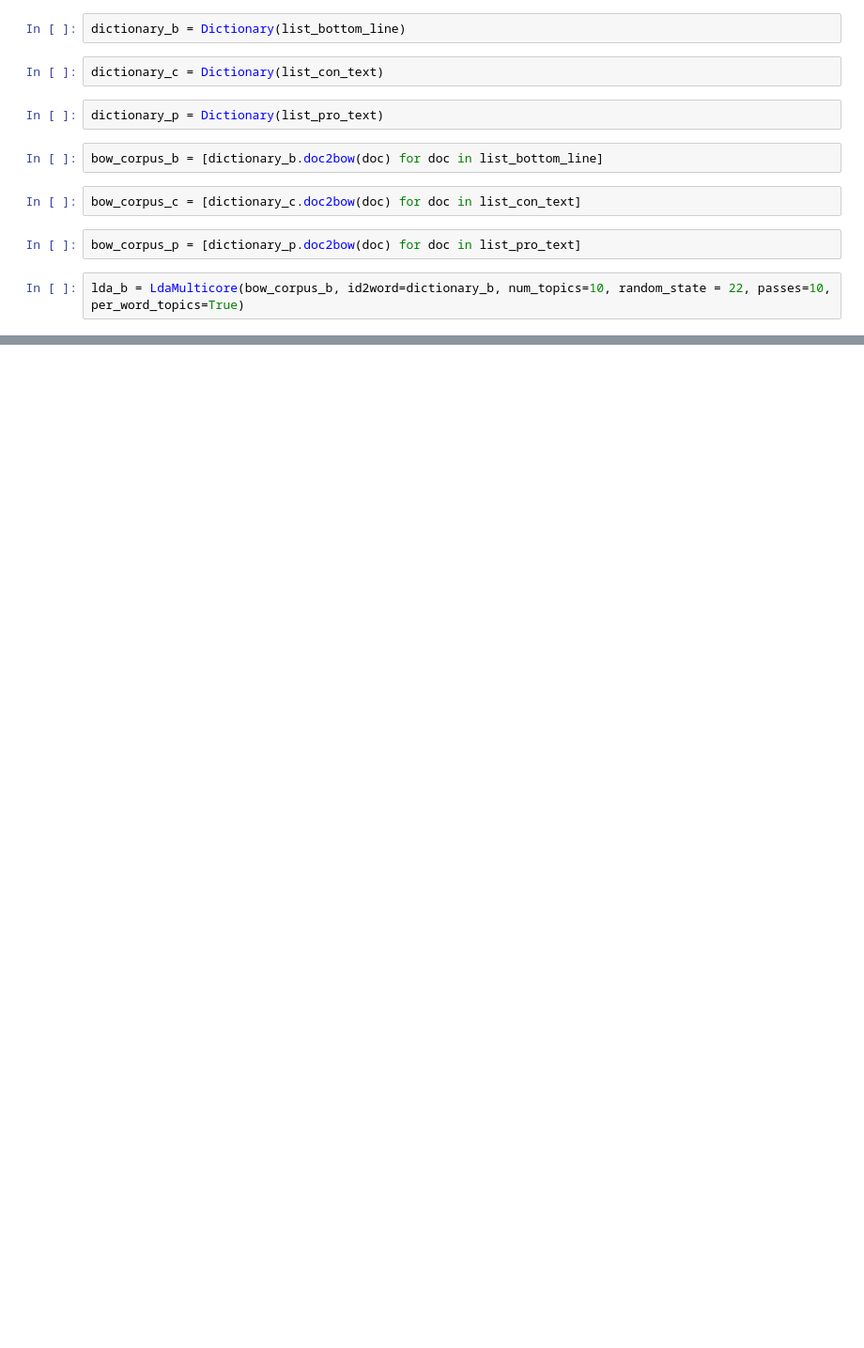
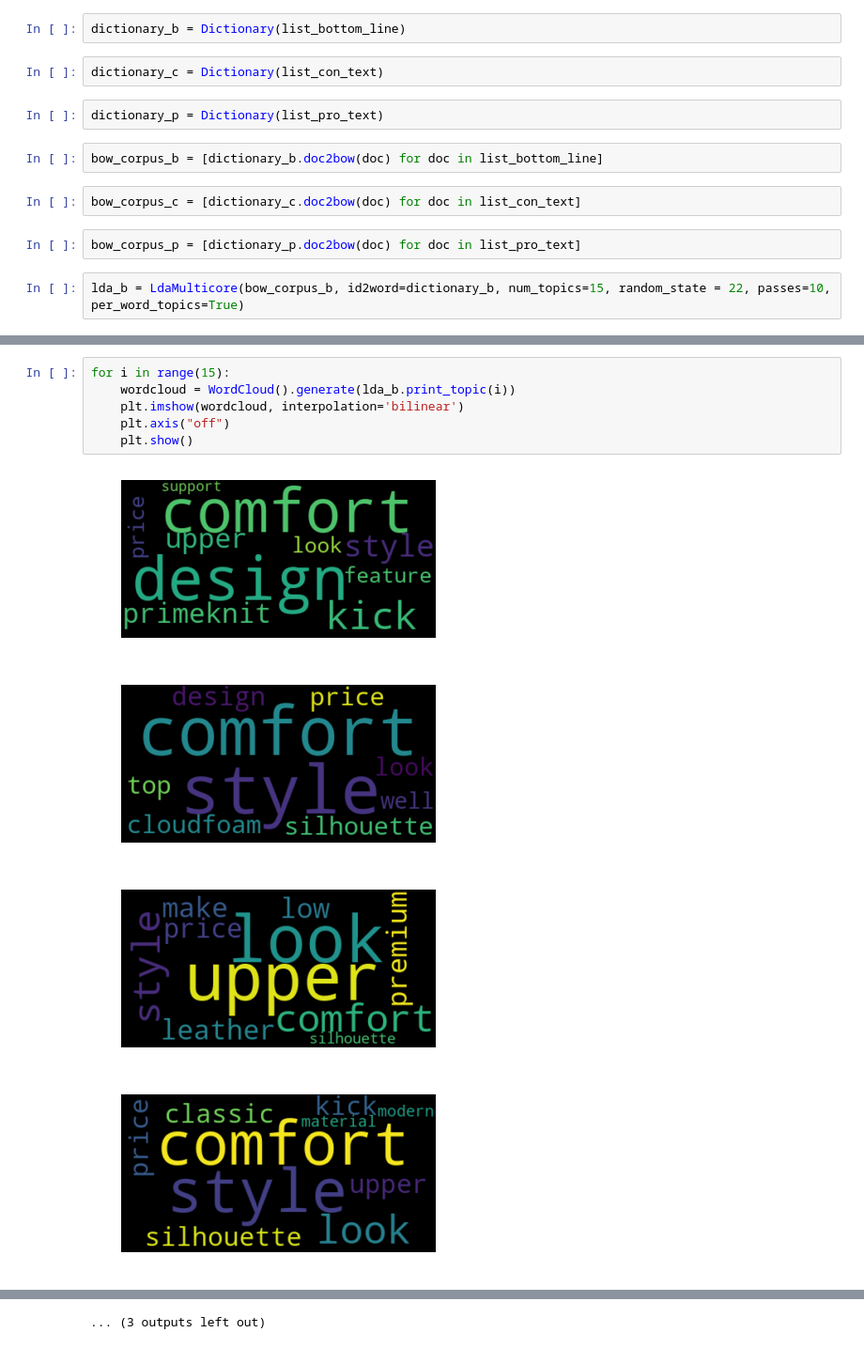
Before and after one commit to JonBebi/Adike, a Jupyter notebook: NLP.ipynb, the cells around one changed output, grey strips where cells are left out. Shown at 94% size. Cells and saved outputs as stored; diff of their text form; blank space fills up the shorter version.

```diff
--- a/NLP.ipynb
+++ b/NLP.ipynb
@@ -321,7 +359,7 @@ bow_corpus_c = [dictionary_c.doc2bow(doc) for doc in list_con_text]
 # %%
 bow_corpus_p = [dictionary_p.doc2bow(doc) for doc in list_pro_text]
 # %%
-lda_b = LdaMulticore(bow_corpus_b, id2word=dictionary_b, num_topics=10, random_state = 22, passes=10, per_word_topics=True)
+lda_b = LdaMulticore(bow_corpus_b, id2word=dictionary_b, num_topics=15, random_state = 22, passes=10, per_word_topics=True)
 # %%
 lda_b.print_topics()
 # %% [output]
@@ -347,0 +383,11 @@ lda_b.print_topics()
+# %%
+for i in range(15):
+    wordcloud = WordCloud().generate(lda_b.print_topic(i))
+    plt.imshow(wordcloud, interpolation='bilinear')
+    plt.axis("off")
+    plt.show()
+# %% [output]
+[figure, added]
+[figure, added]
+[figure, added]
+[figure, added]
@@ -348 +402,2 @@ lda_b.print_topics()
+... (3 outputs left out)
 # %%
```
Also changed, not shown: parts of 65 cells of this notebook, 2 other files.
